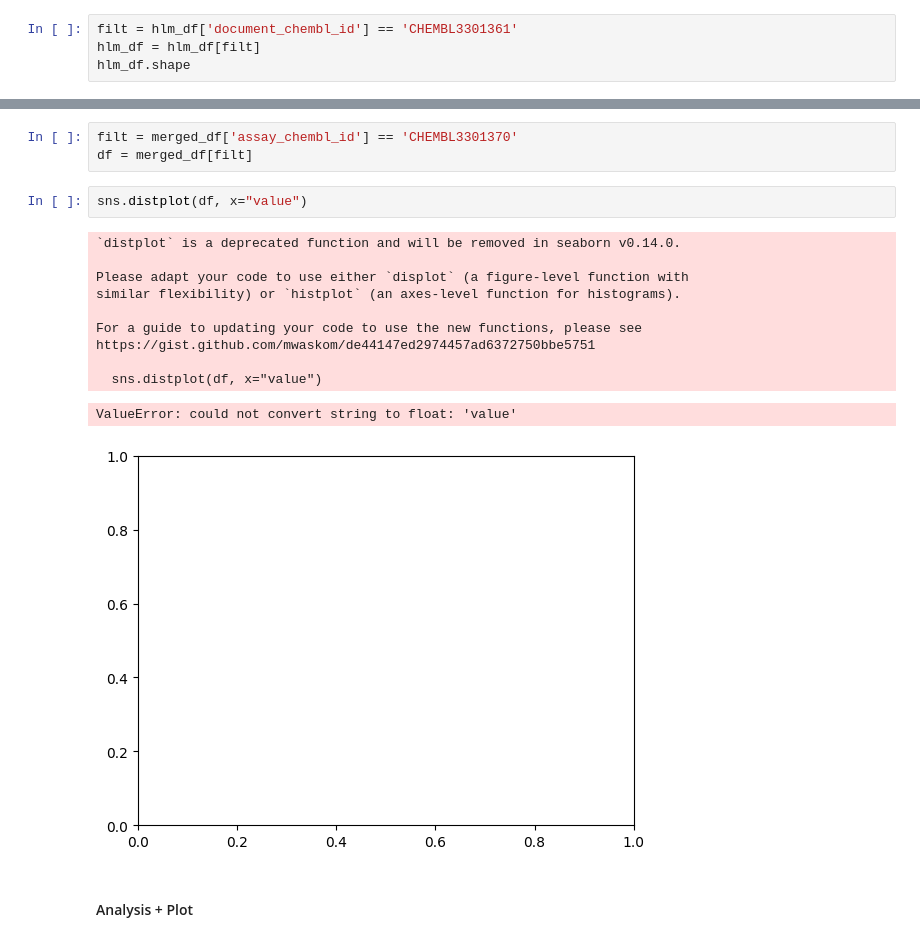
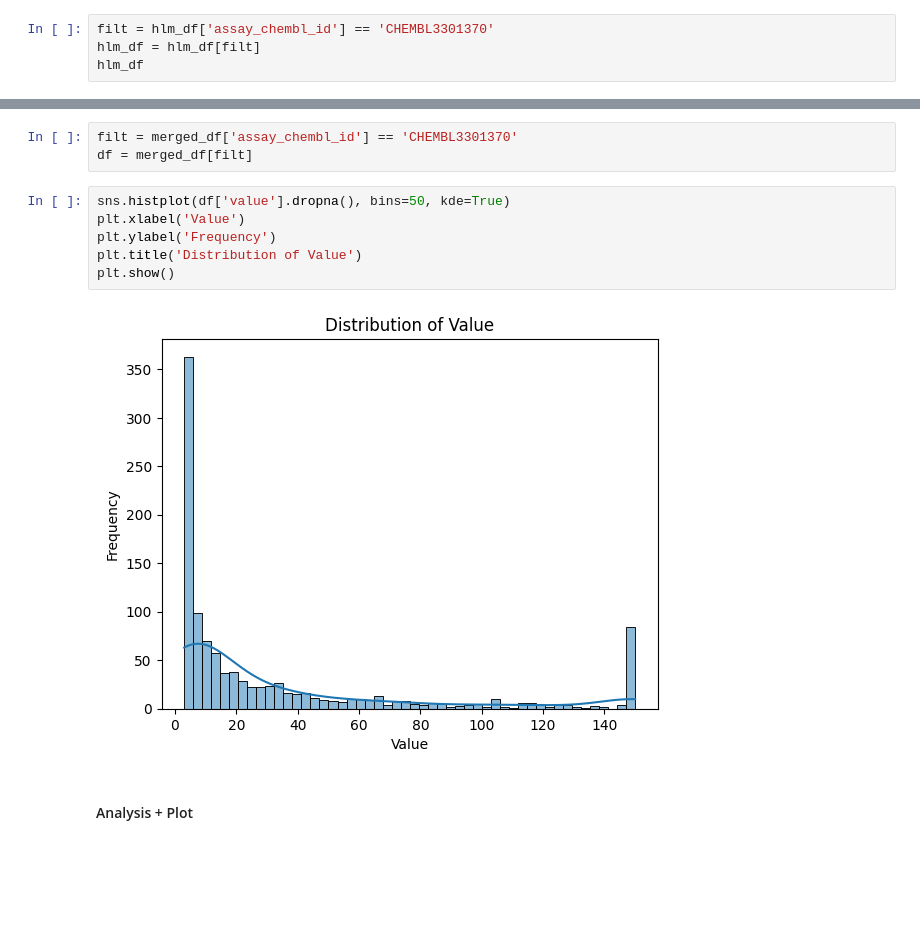
Before and after one commit to chevillardf/mol_harvester, a Jupyter notebook: notebooks/extract_chembl.ipynb, the cells around one changed output, grey strips where cells are left out. Saved outputs shown, nothing was run; the diff lists cells and outputs as text; blank space fills up the shorter version.

```diff
--- a/notebooks/extract_chembl.ipynb
+++ b/notebooks/extract_chembl.ipynb
@@ -135,6 +135,6 @@ Name: count, dtype: int64
 # %%
 # AZ data set: doc = CHEMBL3301361 = assay(CHEMBL3301370 + CHEMBL3301372)
 # %%
-filt = hlm_df['document_chembl_id'] == 'CHEMBL3301361'
+filt = hlm_df['assay_chembl_id'] == 'CHEMBL3301370'
 hlm_df = hlm_df[filt]
-hlm_df.shape
+hlm_df
@@ -239,20 +237,14 @@ Name: count, dtype: int64
 # %%
 filt = merged_df['assay_chembl_id'] == 'CHEMBL3301370'
 df = merged_df[filt]
-# %%
-sns.distplot(df, x="value")
-# %% [output]
-`distplot` is a deprecated function and will be removed in seaborn v0.14.0.
-
-Please adapt your code to use either `displot` (a figure-level function with
-similar flexibility) or `histplot` (an axes-level function for histograms).
-
-For a guide to updating your code to use the new functions, please see
-https://gist.github.com/mwaskom/de44147ed2974457ad6372750bbe5751
-
-  sns.distplot(df, x="value")
-ValueError: could not convert string to float: 'value'
-[figure, removed]
+# %%
+sns.histplot(df['value'].dropna(), bins=50, kde=True)
+plt.xlabel('Value')
+plt.ylabel('Frequency')
+plt.title('Distribution of Value')
+plt.show()
+# %% [output]
+[figure, added]
 # %% [markdown]
 #### Analysis + Plot
 # %%
```
Also changed, not shown: parts of 1 cell of this notebook.
